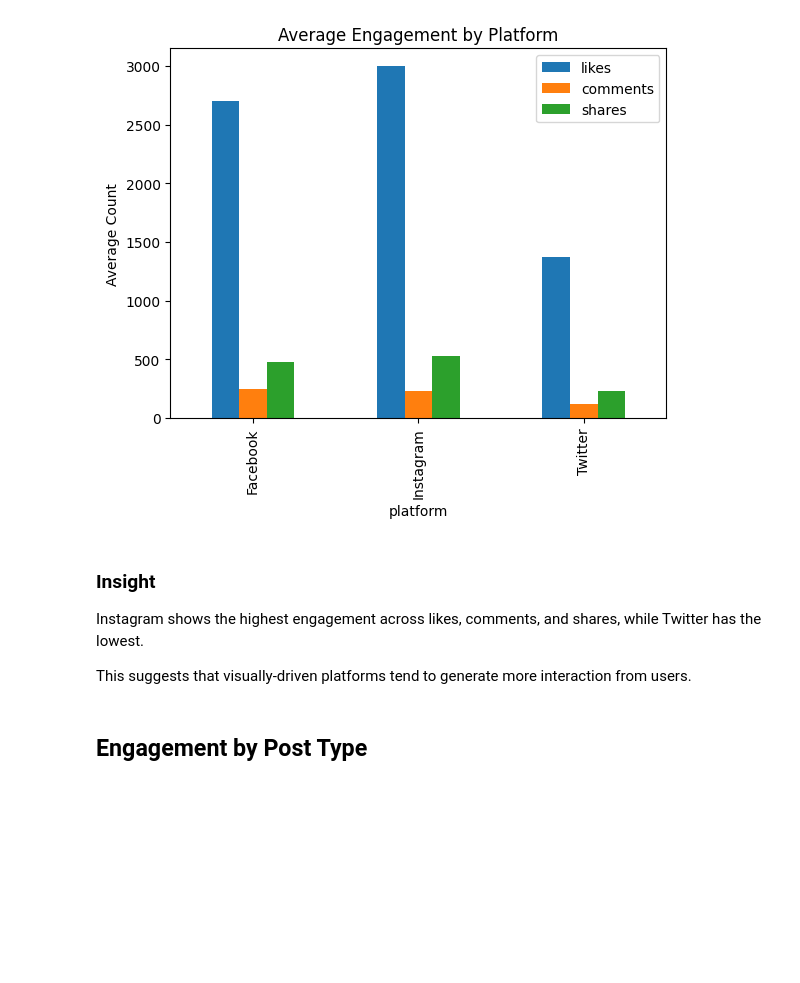
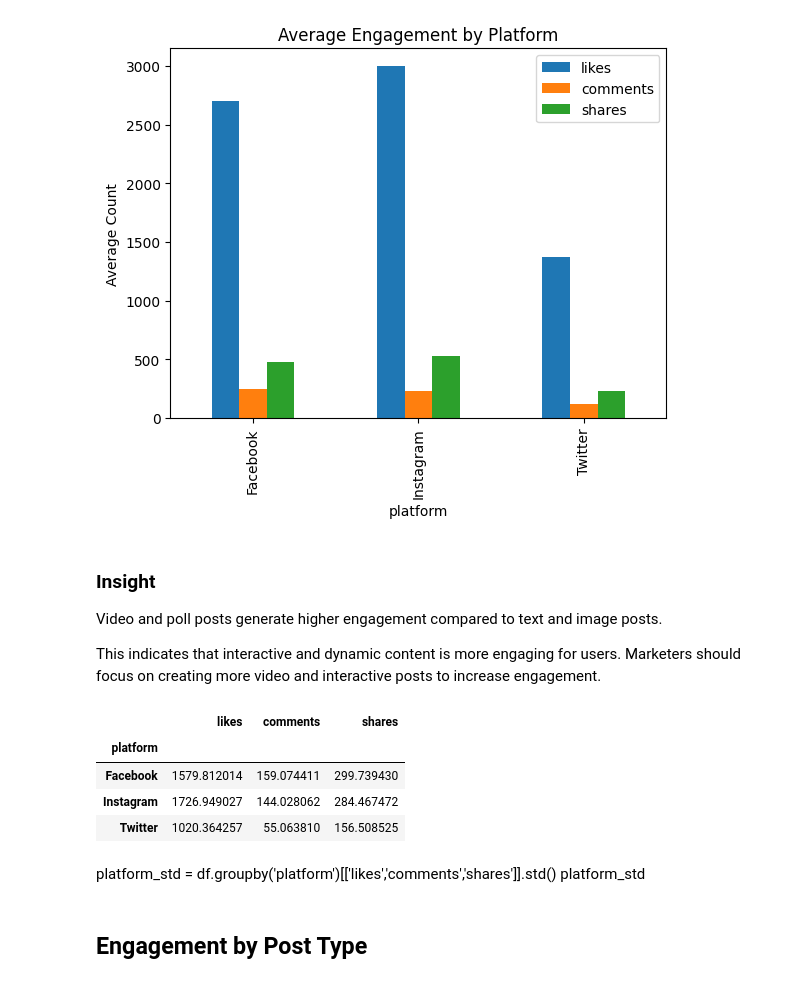
Before and after one commit to JiayueDu328/ACC102-Assignment, a Jupyter notebook: analysis.ipynb, the cells around one changed output. Cells and saved outputs as stored; diff of their text form; code cells hidden in the pictures; blank space fills up the shorter version.

```diff
--- a/analysis.ipynb
+++ b/analysis.ipynb
@@ -64,9 +110,21 @@ plt.show()
 # %% [markdown]
 ### Insight
 
-Instagram shows the highest engagement across likes, comments, and shares, while Twitter has the lowest.
+Video and poll posts generate higher engagement compared to text and image posts.
 
-This suggests that visually-driven platforms tend to generate more interaction from users.
+This indicates that interactive and dynamic content is more engaging for users. Marketers should focus on creating more video and interactive posts to increase engagement.
+# %%
+platform_std = df.groupby('platform')[['likes','comments','shares']].std()
+platform_std
+# %% [output]
+|  | likes | comments | shares |
+| platform |  |  |  |
+| Facebook | 1579.812014 | 159.074411 | 299.739430 |
+| Instagram | 1726.949027 | 144.028062 | 284.467472 |
+| Twitter | 1020.364257 | 55.063810 | 156.508525 |
+# %% [markdown]
+platform_std = df.groupby('platform')[['likes','comments','shares']].std()
+platform_std
 # %% [markdown]
 ## Engagement by Post Type
 # %%
```
Also changed, not shown: parts of 13 cells of this notebook.
